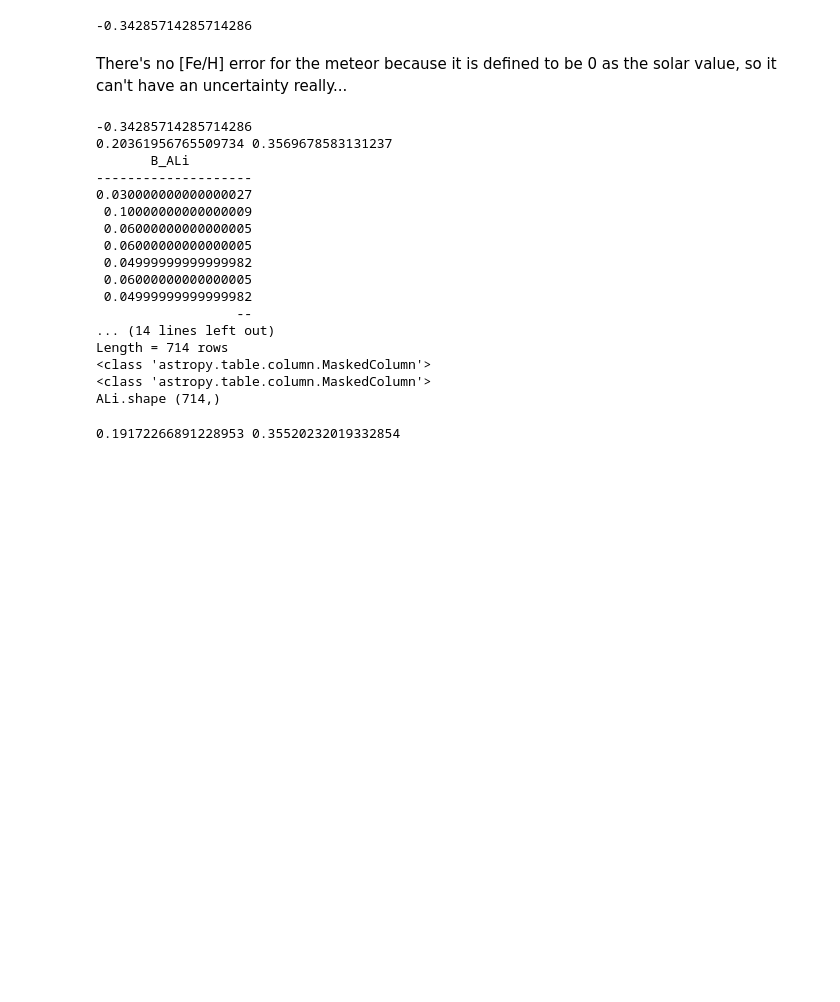
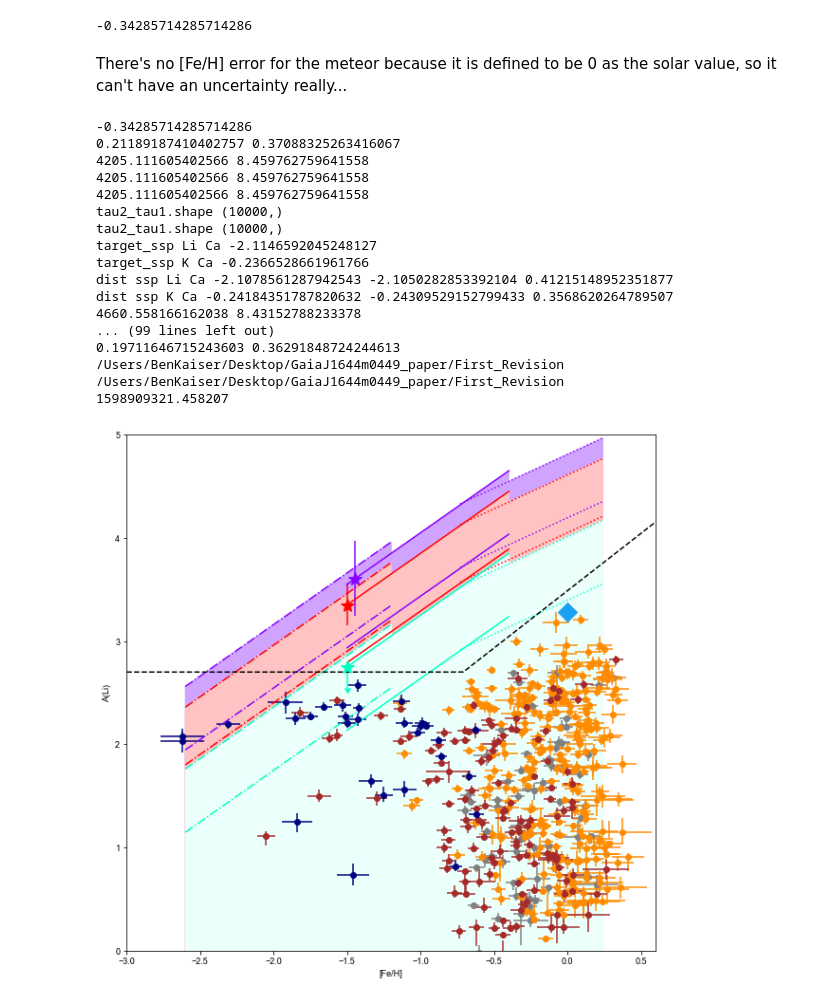
Before and after one commit to bkaiser94/abd1714_Kaiser_et_al_2020_Science, a Jupyter notebook: generate_figure4.ipynb, the cells around one changed output. Saved outputs shown, nothing was run; the diff lists cells and outputs as text; code cells hidden in the pictures; blank space fills up the shorter version.

Commit message:
steady state stuff expanded to other figures. Probably other stuff too...

```diff
--- a/generate_figure4.ipynb
+++ b/generate_figure4.ipynb
@@ -174,10 +193,16 @@ def make_plot(save_fig=False):
     plt.xlim(-3, 0.6)
     plt.ylim(ymin,ymax)
     if save_fig:
+
         print(os.getcwd())
-        os.chdir(image_output_dir)
+        os.chdir(figure_output_dir)
         print(os.getcwd())
-        plt.savefig('figure4_'+time_string+'.pdf')
+        start = time.time()
+        print(start)
+        time_string=str(start).split('.')[0]
+        plt.savefig('figure4_'+time_string+'.pdf')#plt.grid(True)
+
+
     plt.show()
     return
 # %%
@@ -188,6 +213,9 @@ def fill_under(FeH, ALi_hi,wd_name,ALi_lo=ymin):
 # %% [markdown]
 There's no [Fe/H] error for the meteor because it is defined to be 0 as the solar value, so it can't have an uncertainty really...
 # %%
+spt.initiate_science_plot()
+
+
 n_random=1000
 #j1644_LiCa_dist=make_dist(wd_abund_table.loc['GaiaJ1644-0449']['li/ca'],wd_abund_table.loc['GaiaJ1644-0449']['li/ca_err'], n_random)
 #j1330_LiCa_dist=make_dist(wd_abund_table.loc['SDSSJ1330+6435']['li/ca'],wd_abund_table.loc['SDSSJ1330+6435']['li/ca_err'], n_random)
@@ -204,8 +232,15 @@ pop_list=[
     'thick',
     'halo'
 ]
-def plot_wd_ALi(wd_name, pop):
+def plot_wd_ALi(wd_name, pop,SSP=True):
     wd_lica_ep=wd_abund_table.loc[wd_name]['li/ca']
+    target_row=wd_abund_table.loc[wd_name]
+    if SSP==True:
+        target_lica, target_kca, lica_err, kca_err=acorr.easy_dist_ssp(target_row,['Li','Ca','K'], plot_all=False,tau_rand=True)
+        wd_lica_ep=target_lica
+    else:
+        pass
+
     if pop=='thin':
         wd_ALi_vals=wd_lica_ep+(CaFe_thin+FeH_thin)+lodders_table.loc['Ca']['A_el']
         plt.plot(FeH_thin, wd_ALi_vals,  color=color_dict[wd_name], linestyle=line_dict[pop])
@@ -245,6 +280,7 @@ plt.figure(figsize=(10,10))
 
 for wd in wd_list:
     for pop in pop_list:
+        plot_wd_ALi(wd,pop,SSP=False)
         plot_wd_ALi(wd,pop)
 
 bp.plot_ALi_FeH(colors=pop_colors, marker=star_marker)
@@ -286,48 +322,50 @@ plt.errorbar(FeH_thick[0], j1644_ALi_vals[0],label=wd_abund_table.loc['GaiaJ1644
 
 j1330_ALi_vals=wd_abund_table.loc['SDSSJ1330+6435']['li/ca']+(CaFe_halo+FeH_halo)+lodders_table.loc['Ca']['A_el']
 j1644_ALi_vals= wd_abund_table.loc['GaiaJ1644-0449']['li/ca']+(CaFe_halo+FeH_halo)+lodders_table.loc['Ca']['A_el']
 
 #plt.plot(FeH_halo,j1330_ALi_vals ,  color=color_dict['SDSSJ1330+6435'], linestyle=line_dict['halo'])
 #plt.plot(FeH_halo, j1644_ALi_vals,  color=color_dict['GaiaJ1644-0449'], linestyle=line_dict['halo'])
 #fill_under(FeH_halo, j1644_ALi_vals, 'GaiaJ1644-0449')
 
 
 
 
 
 #plt.plot([0,0,0],[4.0,4.6,4.8],linestyle='None', marker='o',label='Solar relations for scaling')
 ############
 
 
 #plt.plot(FeH_thin, LiHe_to_ALi(wd_abund_table.loc['SDSSJ1330+6435'], CaFe_thin, FeH_thin, phase='EP'), label=wd_abund_table.loc['SDSSJ1330+6435']['name']+' thin disk EP')
 #plt.plot(FeH_thick, LiHe_to_ALi(wd_abund_table.loc['WDJ2356-209'], CaFe_thick, FeH_thick, phase='EP'),  color=color_dict['WDJ2356-209'], linestyle=line_dict['thick'])
 plt.errorbar(FeH_thick[0], LiHe_to_ALi(wd_abund_table.loc['WDJ2356-209'], CaFe_thick, FeH_thick, phase='EP')[0],label=wd_abund_table.loc['WDJ2356-209']['name']+' thick disk EP',yerr=0.2, uplims=True, color=color_dict['WDJ2356-209'], marker=wd_marker, markersize=wd_size)
 
 #plt.plot(FeH_halo, LiHe_to_ALi(wd_abund_table.loc['WDJ2356-209'], CaFe_halo, FeH_halo, phase='EP'),  color=color_dict['WDJ2356-209'], linestyle=line_dict['halo'])
 
 
 
 #plt.axvline(x=0,linestyle=':', color='grey')
 #plt.axhline(y=lodders_table.loc['Li']['A_el'],linestyle=':', color='grey')
 #plt.title('All assumed to be in Early Phase (or approximately Early Phase at least)')
 #plt.grid(True)
-make_plot()
+
+
+make_plot(save_fig=True)
 # %% [output]
 -0.34285714285714286
-0.20361956765509734 0.3569678583131237
-       B_ALi
---------------------
-0.030000000000000027
- 0.10000000000000009
- 0.06000000000000005
- 0.06000000000000005
- 0.04999999999999982
- 0.06000000000000005
- 0.04999999999999982
-                  --
-... (14 lines left out)
-Length = 714 rows
-<class 'astropy.table.column.MaskedColumn'>
-<class 'astropy.table.column.MaskedColumn'>
-ALi.shape (714,)
+0.21189187410402757 0.37088325263416067
+4205.111605402566 8.459762759641558
+4205.111605402566 8.459762759641558
+4205.111605402566 8.459762759641558
+tau2_tau1.shape (10000,)
+tau2_tau1.shape (10000,)
+target_ssp Li Ca -2.1146592045248127
+target_ssp K Ca -0.2366528661961766
+dist ssp Li Ca -2.1078561287942543 -2.1050282853392104 0.41215148952351877
+dist ssp K Ca -0.24184351787820632 -0.24309529152799433 0.3568620264789507
+4660.558166162038 8.43152788233378
+... (99 lines left out)
+0.19711646715243603 0.36291848724244613
+/Users/BenKaiser/Desktop/GaiaJ1644m0449_paper/First_Revision
+/Users/BenKaiser/Desktop/GaiaJ1644m0449_paper/First_Revision
+1598909321.458207
-0.19172266891228953 0.35520232019332854
+[figure, added]
```
Also changed, not shown: parts of 1 cell of this notebook, 3 other files.
